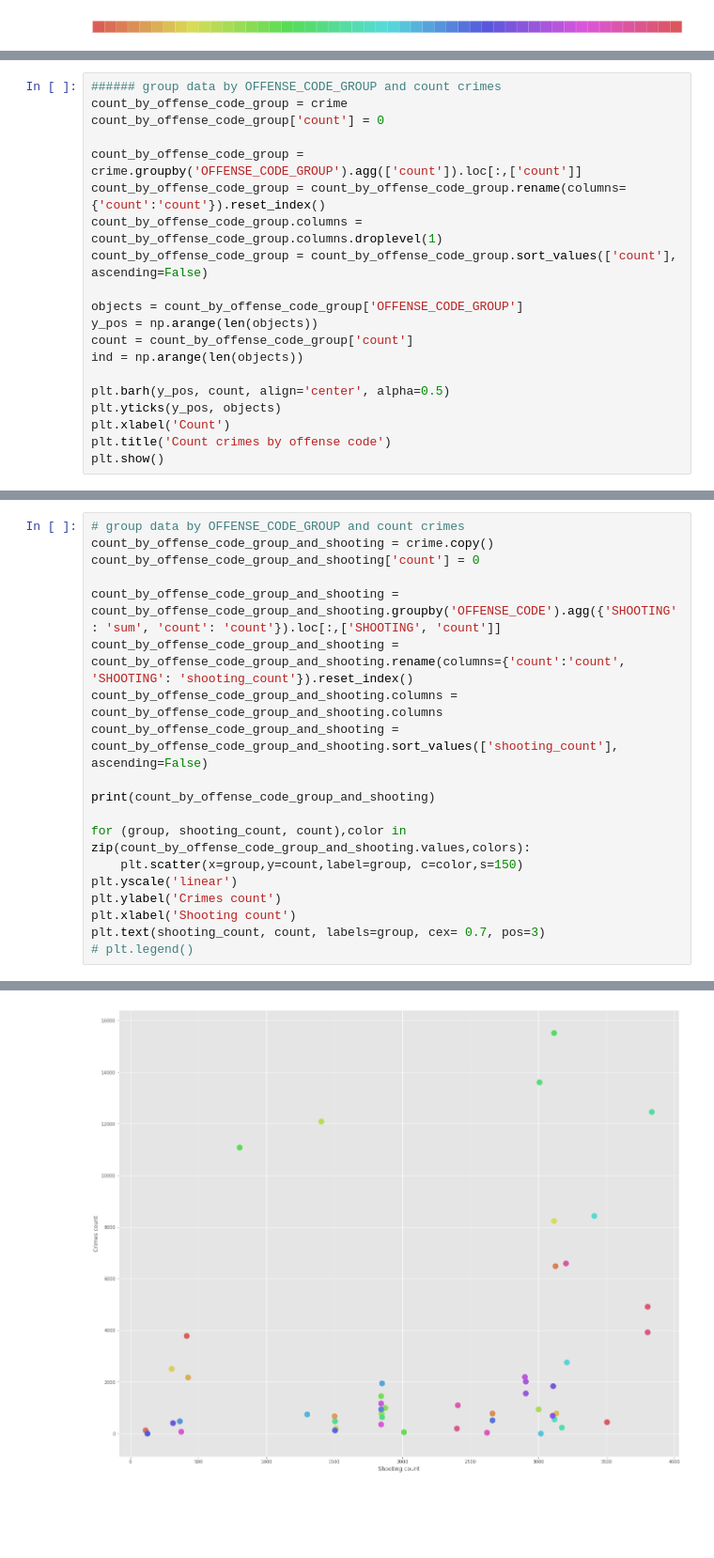
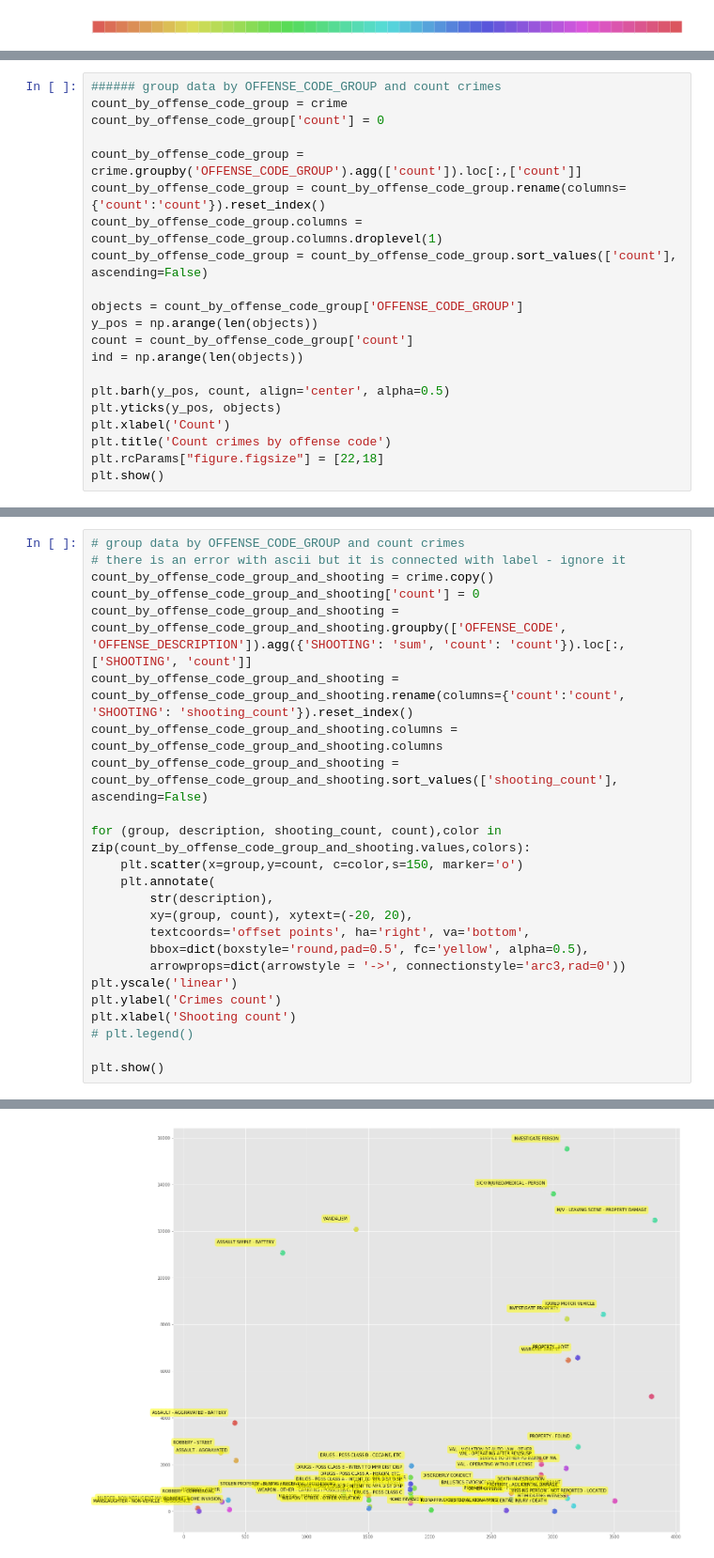
Before and after one commit to bintoll/VA-Lab-project, a Jupyter notebook: Untitled.ipynb, the cells around one changed output, grey strips where cells are left out. Shown at 94% size. Cells and saved outputs as stored; diff of their text form; blank space fills up the shorter version.

Commit message:
Added other plots

```diff
--- a/Untitled.ipynb
+++ b/Untitled.ipynb
@@ -389,26 +389,32 @@ plt.barh(y_pos, count, align='center', alpha=0.5)
 plt.yticks(y_pos, objects)
 plt.xlabel('Count')
 plt.title('Count crimes by offense code')
+plt.rcParams["figure.figsize"] = [22,18]
 plt.show()
 # %% [output]
 [figure]
 # %%
 # group data by OFFENSE_CODE_GROUP and count crimes
+# there is an error with ascii but it is connected with label - ignore it
 count_by_offense_code_group_and_shooting = crime.copy()
 count_by_offense_code_group_and_shooting['count'] = 0
-
-count_by_offense_code_group_and_shooting = count_by_offense_code_group_and_shooting.groupby('OFFENSE_CODE').agg({'SHOOTING': 'sum', 'count': 'count'}).loc[:,['SHOOTING', 'count']]
+count_by_offense_code_group_and_shooting = count_by_offense_code_group_and_shooting.groupby(['OFFENSE_CODE', 'OFFENSE_DESCRIPTION']).agg({'SHOOTING': 'sum', 'count': 'count'}).loc[:,['SHOOTING', 'count']]
 count_by_offense_code_group_and_shooting = count_by_offense_code_group_and_shooting.rename(columns={'count':'count', 'SHOOTING': 'shooting_count'}).reset_index()
 count_by_offense_code_group_and_shooting.columns = count_by_offense_code_group_and_shooting.columns
 count_by_offense_code_group_and_shooting = count_by_offense_code_group_and_shooting.sort_values(['shooting_count'], ascending=False)
 
-print(count_by_offense_code_group_and_shooting)
-
-for (group, shooting_count, count),color in zip(count_by_offense_code_group_and_shooting.values,colors):
-    plt.scatter(x=group,y=count,label=group, c=color,s=150)
+for (group, description, shooting_count, count),color in zip(count_by_offense_code_group_and_shooting.values,colors):
+    plt.scatter(x=group,y=count, c=color,s=150, marker='o')
+    plt.annotate(
+        str(description),
+        xy=(group, count), xytext=(-20, 20),
+        textcoords='offset points', ha='right', va='bottom',
+        bbox=dict(boxstyle='round,pad=0.5', fc='yellow', alpha=0.5),
+        arrowprops=dict(arrowstyle = '->', connectionstyle='arc3,rad=0'))
 plt.yscale('linear')
 plt.ylabel('Crimes count')
 plt.xlabel('Shooting count')
-plt.text(shooting_count, count, labels=group, cex= 0.7, pos=3)
 # plt.legend()
+
+plt.show()
 # %% [output]
@@ -433 +422 @@ TypeError: text() takes at least 3 arguments (2 given)
-[figure, old version]
+[figure, new version]
```
Also changed, not shown: parts of 11 cells of this notebook.
